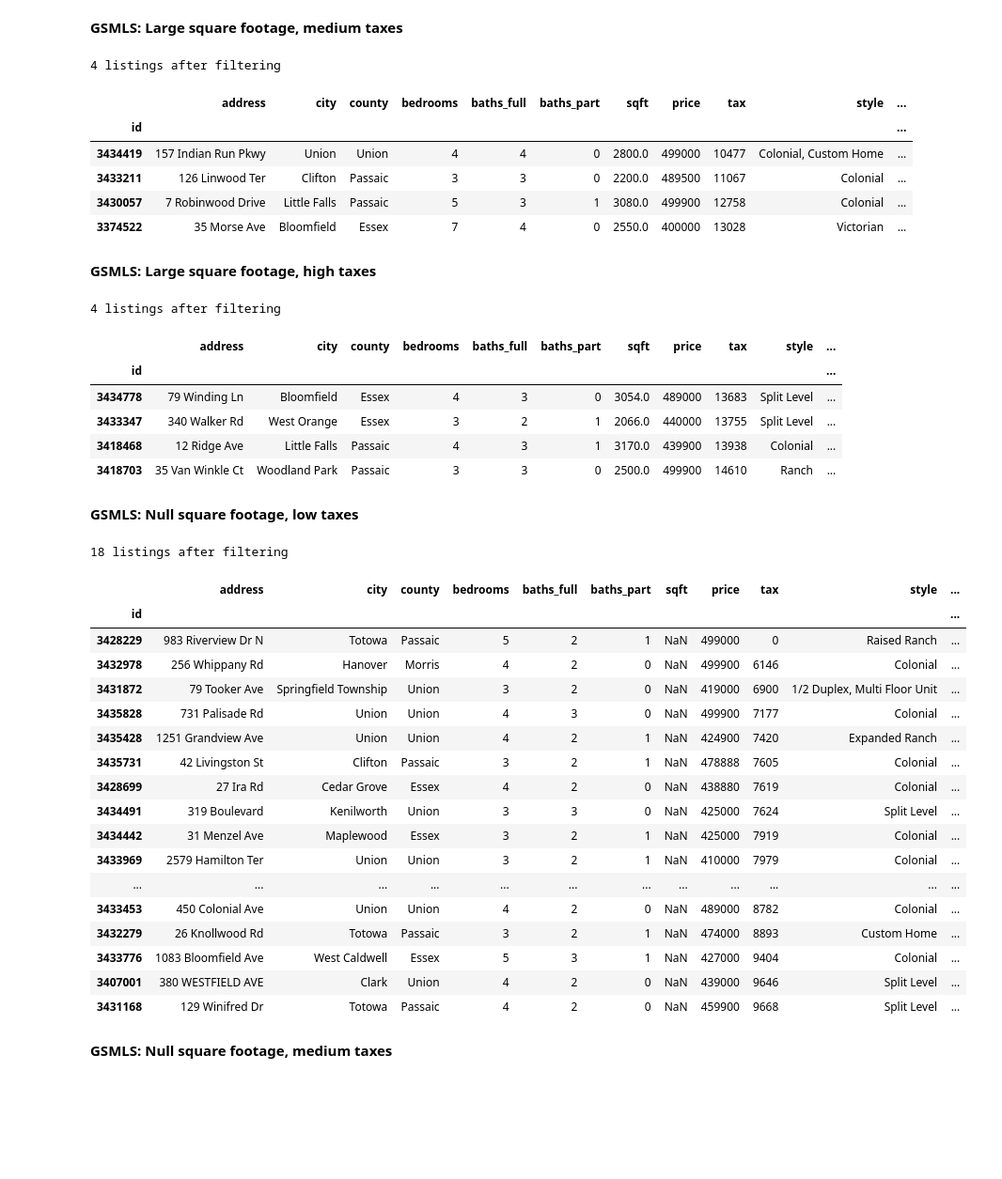
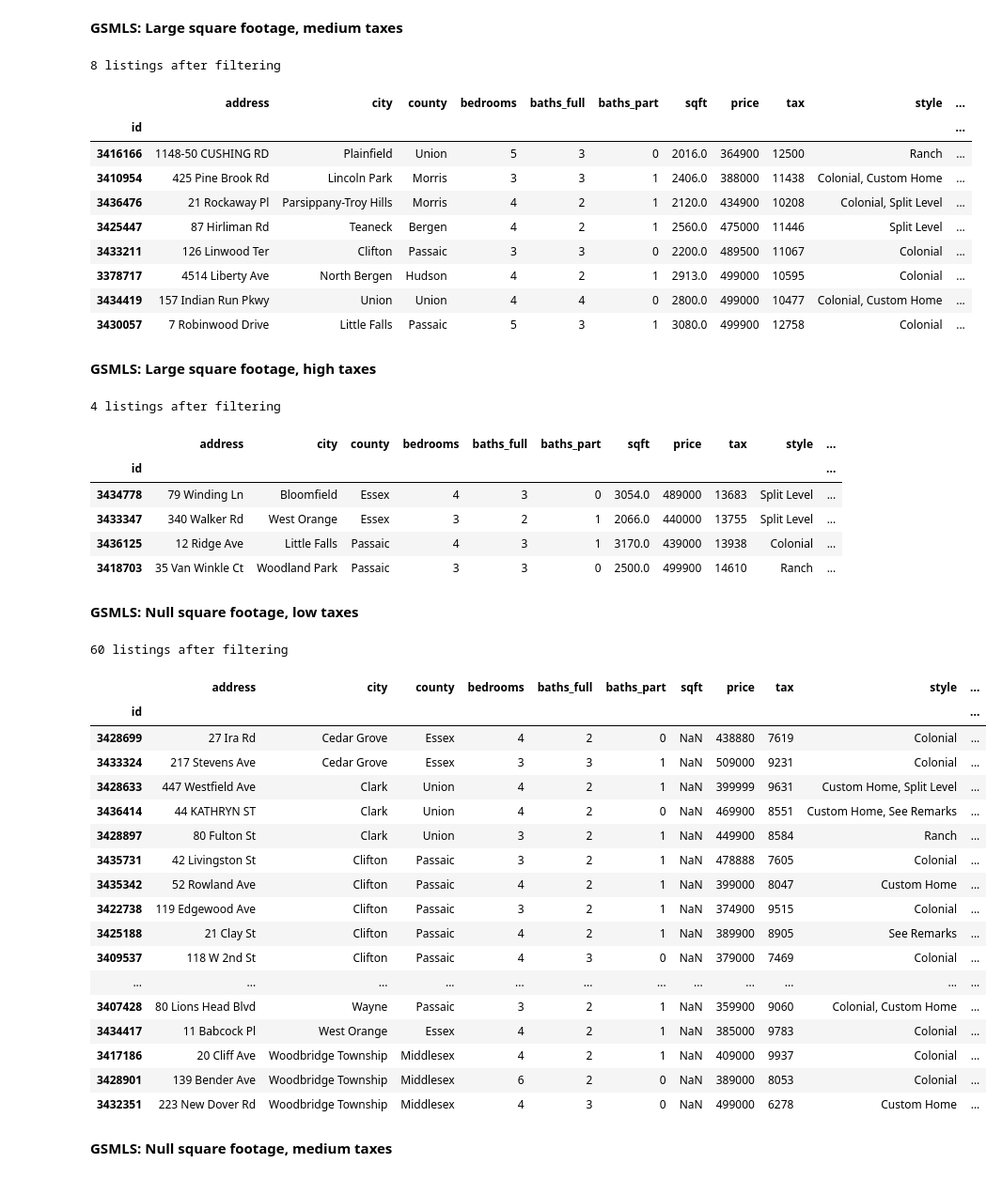
Before and after one commit to AlJohri/nj-house-search, a Jupyter notebook: analysis.ipynb, the cells around one changed output. Shown at 94% size. Cells and saved outputs as stored; diff of their text form; code cells hidden in the pictures; blank space fills up the shorter version.

```diff
--- a/analysis.ipynb
+++ b/analysis.ipynb
@@ -20,7 +19,7 @@ def preview_gsmls_df(mydf, save=False):
         'sqft', 'price', 'tax', 'style', 'rooms', 'park_and_ride_name',
         'park_and_ride_duration_text', 'park_and_ride_type', 'park_and_ride_distance',
         'park_and_ride_bus_name', 'park_and_ride_bus_distance',
-        'barnabas_duration_text', 'source']
+        'barnabas_duration_text', 'nyc_duration_text', 'source']
     if save:
         mydf[columns].to_csv('gsmls.csv')
     display(HTML(
@@ -78,8 +70,14 @@ gsmls_listings = []
 for county in tqdm(counties):
 
     gsmls_listings += get_listings(county,
+                           min_list_price=350000,
+                           max_list_price=400000,
+                           min_bedrooms=3,
+                           min_bathrooms=2)
+
+    gsmls_listings += get_listings(county,
                            min_list_price=400000,
-                           max_list_price=500000,
+                           max_list_price=515000,
                            min_bedrooms=3,
                            min_bathrooms=2)
 
@@ -317,15 +330,19 @@ If you're reading this message in another frontend (for example, a static render
 # %%
 gsmls_filters = lambda x: ((x.address.notnull()) &
                             (~x.city.isin(blacklist_cities)) &
-                            (x.barnabas_duration < HALF_HOUR) &
-                            (x.park_and_ride_duration1 < TEN_MINUTES) &
-                            (x.park_and_ride_duration < ONE_HOUR_TEN_MINUTES) &
+                            (x.barnabas_duration < HALF_HOUR + TEN_MINUTES) &
+                            ((x.park_and_ride_duration1 < TEN_MINUTES) & (x.park_and_ride_duration < ONE_HOUR_TEN_MINUTES) | (x.nyc_duration < ONE_HOUR_TEN_MINUTES)) &
                             (~x['style'].str.contains('Townhouse', case=False)) &
                             (~x['style'].str.contains('Bi-Level', case=False)) &
                             (~x['style'].str.contains('Cape Cod', case=False)) &
+                            (~x['style'].str.contains('Multi Floor Unit', case=False)) &
+                            (~x['style'].str.contains('1/2 Duplex', case=False)) &
                             (~x.heat_source.str.contains('oil', case=False, na=True)) &
+                            (~x.heat_system.str.contains('radiator', case=False, na=True)) &
+                            # (x.cool_system.str.contains('central', case=False, na=True)) &
                             (~x.water.str.contains('well', case=False, na=True)) &
-                            (~x.sewer.str.contains('septic', case=False, na=True)))
+                            (~x.sewer.str.contains('septic', case=False, na=True))
+                          )
 
 def show_gsmls():
     df = pd.DataFrame(gsmls_listings)
@@ -354,17 +375,21 @@ preview_gsmls_df(df1a)
 # %%
 df1b = show_gsmls()
 df1b = df1b[(df1b.sqft > 2000) & (df1b.tax > 10000) & (df1b.tax < 13500)]
-df1b = df1b.sort_values('tax')
+df1b = df1b.sort_values('price')
 print(len(df1b), "listings after filtering")
 preview_gsmls_df(df1b)
 # %% [output]
-4 listings after filtering
+8 listings after filtering
 |  | address | city | county | bedrooms | baths_full | baths_part | sqft | price | tax | style | ... |
 | id |  |  |  |  |  |  |  |  |  |  | ... |
+| 3416166 | 1148-50 CUSHING RD | Plainfield | Union | 5 | 3 | 0 | 2016.0 | 364900 | 12500 | Ranch | ... |
+| 3410954 | 425 Pine Brook Rd | Lincoln Park | Morris | 3 | 3 | 1 | 2406.0 | 388000 | 11438 | Colonial, Custom Home | ... |
+| 3436476 | 21 Rockaway Pl | Parsippany-Troy Hills | Morris | 4 | 2 | 1 | 2120.0 | 434900 | 10208 | Colonial, Split Level | ... |
+| 3425447 | 87 Hirliman Rd | Teaneck | Bergen | 4 | 2 | 1 | 2560.0 | 475000 | 11446 | Split Level | ... |
+| 3433211 | 126 Linwood Ter | Clifton | Passaic | 3 | 3 | 0 | 2200.0 | 489500 | 11067 | Colonial | ... |
+| 3378717 | 4514 Liberty Ave | North Bergen | Hudson | 4 | 2 | 1 | 2913.0 | 499000 | 10595 | Colonial | ... |
 | 3434419 | 157 Indian Run Pkwy | Union | Union | 4 | 4 | 0 | 2800.0 | 499000 | 10477 | Colonial, Custom Home | ... |
-| 3433211 | 126 Linwood Ter | Clifton | Passaic | 3 | 3 | 0 | 2200.0 | 489500 | 11067 | Colonial | ... |
 | 3430057 | 7 Robinwood Drive | Little Falls | Passaic | 5 | 3 | 1 | 3080.0 | 499900 | 12758 | Colonial | ... |
-| 3374522 | 35 Morse Ave | Bloomfield | Essex | 7 | 4 | 0 | 2550.0 | 400000 | 13028 | Victorian | ... |
 # %% [markdown]
 **GSMLS: Large square footage, high taxes**
 # %%
@@ -379,36 +404,36 @@ preview_gsmls_df(df1bb)
 | id |  |  |  |  |  |  |  |  |  |  | ... |
 | 3434778 | 79 Winding Ln | Bloomfield | Essex | 4 | 3 | 0 | 3054.0 | 489000 | 13683 | Split Level | ... |
 | 3433347 | 340 Walker Rd | West Orange | Essex | 3 | 2 | 1 | 2066.0 | 440000 | 13755 | Split Level | ... |
-| 3418468 | 12 Ridge Ave | Little Falls | Passaic | 4 | 3 | 1 | 3170.0 | 439900 | 13938 | Colonial | ... |
+| 3436125 | 12 Ridge Ave | Little Falls | Passaic | 4 | 3 | 1 | 3170.0 | 439000 | 13938 | Colonial | ... |
 | 3418703 | 35 Van Winkle Ct | Woodland Park | Passaic | 3 | 3 | 0 | 2500.0 | 499900 | 14610 | Ranch | ... |
 # %% [markdown]
 **GSMLS: Null square footage, low taxes**
 # %%
 df1c = show_gsmls()
 df1c = df1c[(df1c.sqft.isnull()) & (df1c.tax < 10000)]
-df1c = df1c.sort_values('tax')
+df1c = df1c.sort_values('city')
 print(len(df1c), "listings after filtering")
 preview_gsmls_df(df1c)
 # %% [output]
-18 listings after filtering
+60 listings after filtering
 |  | address | city | county | bedrooms | baths_full | baths_part | sqft | price | tax | style | ... |
 | id |  |  |  |  |  |  |  |  |  |  | ... |
-| 3428229 | 983 Riverview Dr N | Totowa | Passaic | 5 | 2 | 1 | NaN | 499000 | 0 | Raised Ranch | ... |
-| 3432978 | 256 Whippany Rd | Hanover | Morris | 4 | 2 | 0 | NaN | 499900 | 6146 | Colonial | ... |
-| 3431872 | 79 Tooker Ave | Springfield Township | Union | 3 | 2 | 0 | NaN | 419000 | 6900 | 1/2 Duplex, Multi Floor Unit | ... |
-| 3435828 | 731 Palisade Rd | Union | Union | 4 | 3 | 0 | NaN | 499900 | 7177 | Colonial | ... |
-| 3435428 | 1251 Grandview Ave | Union | Union | 4 | 2 | 1 | NaN | 424900 | 7420 | Expanded Ranch | ... |
+| 3428699 | 27 Ira Rd | Cedar Grove | Essex | 4 | 2 | 0 | NaN | 438880 | 7619 | Colonial | ... |
+| 3433324 | 217 Stevens Ave | Cedar Grove | Essex | 3 | 3 | 1 | NaN | 509000 | 9231 | Colonial | ... |
+| 3428633 | 447 Westfield Ave | Clark | Union | 4 | 2 | 1 | NaN | 399999 | 9631 | Custom Home, Split Level | ... |
+| 3436414 | 44 KATHRYN ST | Clark | Union | 4 | 2 | 0 | NaN | 469900 | 8551 | Custom Home, See Remarks | ... |
+| 3428897 | 80 Fulton St | Clark | Union | 3 | 2 | 1 | NaN | 449900 | 8584 | Ranch | ... |
 | 3435731 | 42 Livingston St | Clifton | Passaic | 3 | 2 | 1 | NaN | 478888 | 7605 | Colonial | ... |
-| 3428699 | 27 Ira Rd | Cedar Grove | Essex | 4 | 2 | 0 | NaN | 438880 | 7619 | Colonial | ... |
-| 3434491 | 319 Boulevard | Kenilworth | Union | 3 | 3 | 0 | NaN | 425000 | 7624 | Split Level | ... |
-| 3434442 | 31 Menzel Ave | Maplewood | Essex | 3 | 2 | 1 | NaN | 425000 | 7919 | Colonial | ... |
-| 3433969 | 2579 Hamilton Ter | Union | Union | 3 | 2 | 1 | NaN | 410000 | 7979 | Colonial | ... |
+| 3435342 | 52 Rowland Ave | Clifton | Passaic | 4 | 2 | 1 | NaN | 399000 | 8047 | Custom Home | ... |
+| 3422738 | 119 Edgewood Ave | Clifton | Passaic | 3 | 2 | 1 | NaN | 374900 | 9515 | Colonial | ... |
+| 3425188 | 21 Clay St | Clifton | Passaic | 4 | 2 | 1 | NaN | 389900 | 8905 | See Remarks | ... |
+| 3409537 | 118 W 2nd St | Clifton | Passaic | 4 | 3 | 0 | NaN | 379000 | 7469 | Colonial | ... |
 | ... | ... | ... | ... | ... | ... | ... | ... | ... | ... | ... | ... |
-| 3433453 | 450 Colonial Ave | Union | Union | 4 | 2 | 0 | NaN | 489000 | 8782 | Colonial | ... |
-| 3432279 | 26 Knollwood Rd | Totowa | Passaic | 3 | 2 | 1 | NaN | 474000 | 8893 | Custom Home | ... |
-| 3433776 | 1083 Bloomfield Ave | West Caldwell | Essex | 5 | 3 | 1 | NaN | 427000 | 9404 | Colonial | ... |
-| 3407001 | 380 WESTFIELD AVE | Clark | Union | 4 | 2 | 0 | NaN | 439000 | 9646 | Split Level | ... |
-| 3431168 | 129 Winifred Dr | Totowa | Passaic | 4 | 2 | 0 | NaN | 459900 | 9668 | Split Level | ... |
+| 3407428 | 80 Lions Head Blvd | Wayne | Passaic | 3 | 2 | 1 | NaN | 359900 | 9060 | Colonial, Custom Home | ... |
+| 3434417 | 11 Babcock Pl | West Orange | Essex | 4 | 2 | 1 | NaN | 385000 | 9783 | Colonial | ... |
+| 3417186 | 20 Cliff Ave | Woodbridge Township | Middlesex | 4 | 2 | 1 | NaN | 409000 | 9937 | Colonial | ... |
+| 3428901 | 139 Bender Ave | Woodbridge Township | Middlesex | 6 | 2 | 0 | NaN | 389000 | 8053 | Colonial | ... |
+| 3432351 | 223 New Dover Rd | Woodbridge Township | Middlesex | 4 | 3 | 0 | NaN | 499000 | 6278 | Custom Home | ... |
 # %% [markdown]
 **GSMLS: Null square footage, medium taxes**
 # %%
```
Also changed, not shown: parts of 15 cells of this notebook.
